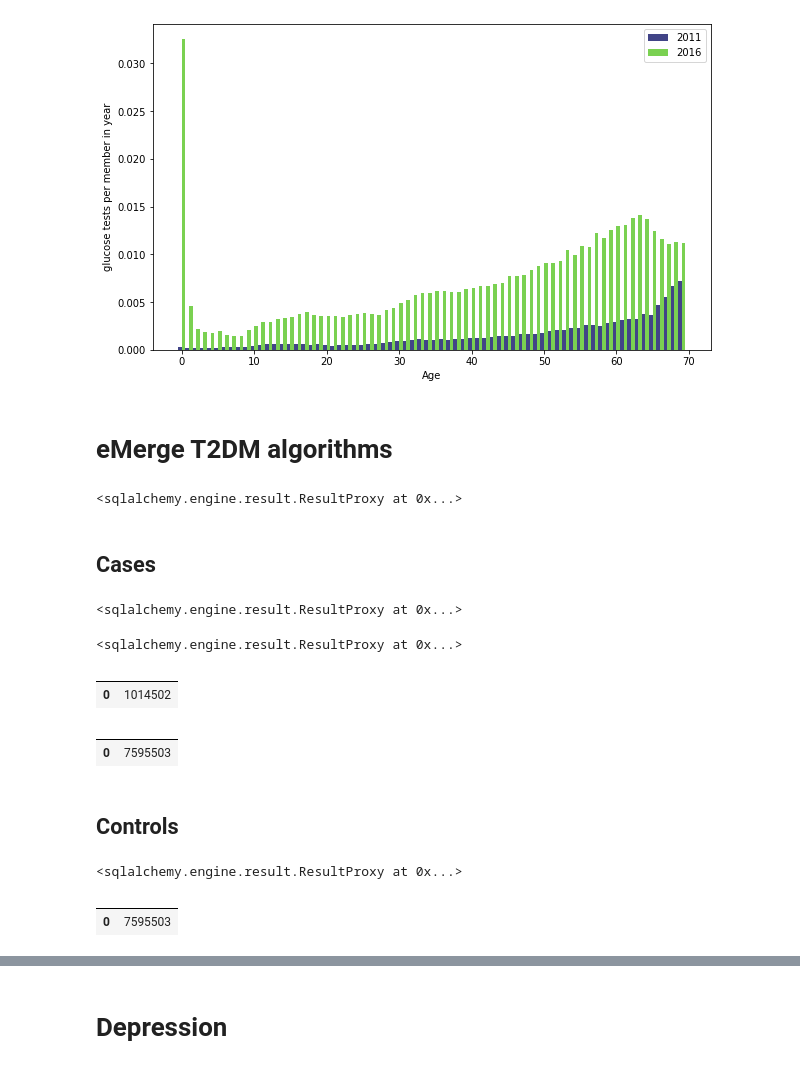
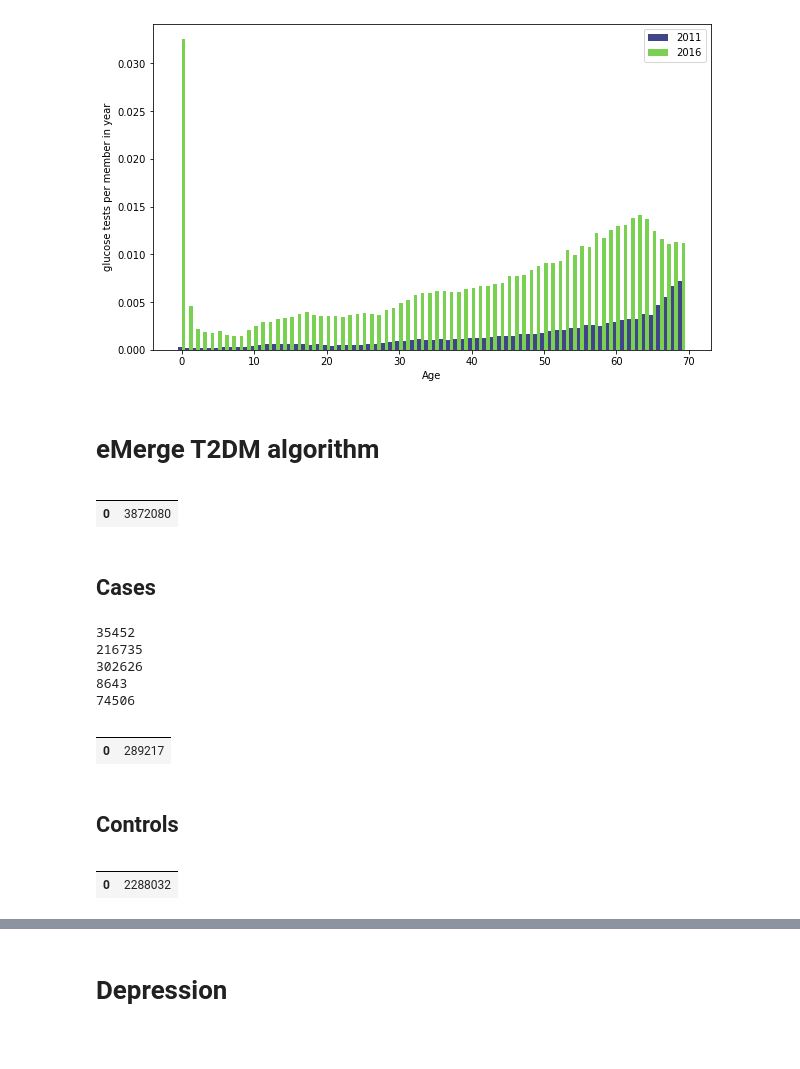
Before and after one commit to brettbj/association-robustness, a Jupyter notebook: Exploration.ipynb, the cells around one changed output, grey strips where cells are left out. Drawn from its saved outputs; the diff is of its cells as text; code cells hidden in the pictures; blank space fills up the shorter version.

```diff
--- a/Exploration.ipynb
+++ b/Exploration.ipynb
@@ -102,88 +110,100 @@ ax.legend(handles=[old_bars, new_bars], labels=[y_old, y_new])
 <matplotlib.legend.Legend at 0x...>
 [figure]
 # %% [markdown]
-# eMerge T2DM algorithms
+# eMerge T2DM algorithm
 # %%
 glucose_tests_loinc = ('1558-6', '2339-0', '2345-7')
 a1c_tests_loinc = ('4548-4', '17856-6', '4549-2', '17855-8')
 
 glucose_max = 110.
 a1c_max = 6.
 
 abnormal_labs_query = ("drop table if exists #abnormalLabs;"
                       " select *"
                       " into #abnormalLabs"
                       " from GlucoseLabs"
-                      " where (LoincCode in %s and maxValue > %f) or (LoincCode in %s and maxValue > %f)"
+                      " where (LoincCode in %s and TestResultValue > %f) or (LoincCode in %s and TestResultValue > %f)"
                        % (glucose_tests_loinc, glucose_max, a1c_tests_loinc, a1c_max))
 hy_cxn.execute(abnormal_labs_query)
+pd.read_sql('select count(*) from #abnormalLabs', hy_cxn)
 # %% [output]
-<sqlalchemy.engine.result.ResultProxy at 0x...>
+|  |  |
+| 0 | 3872080 |
 # %% [markdown]
 ## Cases
 # %%
-#TODO Remove t1dms at end
-
 # t2d dx + rx for both t1d and t2d + first treated for t2d
 gr1_query = ("drop table if exists #t2dCaseGroup1;"
             " select distinct t1.MemberNum"
             " into #t2dCaseGroup1"
             " from (select MemberNum from DxT2dm) as t1"
-            "      inner join (select MemberNum, min(FirstDispenseDate) as firstRxT1dm from RxT1Dm group by MemberNum) as t2"
+            "      inner join (select MemberNum, min(DispenseDate) as firstRxT1dm from RxT1Dm group by MemberNum) as t2"
             "        on t1.MemberNum=t2.MemberNum"
-            "      inner join (select MemberNum, min(FirstDispenseDate) as firstRxT2dm from RxT2Dm group by MemberNum) as t3"
+            "      inner join (select MemberNum, min(DispenseDate) as firstRxT2dm from RxT2Dm group by MemberNum) as t3"
             "        on t2.MemberNum=t3.MemberNum"
             " where firstRxT2dm < firstRxT1dm"
             )
+hy_cxn.execute(gr1_query)
+print(hy_cxn.execute('select count(*) from #t2dCaseGroup1').fetchone()[0])
 
 # t2d dx + rx for t2d but not t1d
 gr2_query = ("drop table if exists #t2dCaseGroup2;"
             " select distinct t1.MemberNum"
             " into #t2dCaseGroup2"
-            " from (select MemberNum from DxT2dm) as t1"
-            "      inner join (select MemberNum from RxT2Dm) as t2"
+            " from (select distinct MemberNum from DxT2dm) as t1"
+            "      inner join (select distinct MemberNum from RxT2Dm) as t2"
             "        on t1.MemberNum=t2.MemberNum;"
             " delete from #t2dCaseGroup2"
             " where MemberNum in (select MemberNum from RxT1Dm)"
             )
+hy_cxn.execute(gr2_query)
+print(hy_cxn.execute('select count(*) from #t2dCaseGroup2').fetchone()[0])
 
 # t2d dx + no rx + abnormal labs
 gr3_query = ("drop table if exists #t2dCaseGroup3;"
             " select distinct t1.MemberNum"
             " into #t2dCaseGroup3"
-            " from (select MemberNum from DxT2dm) as t1"
-            "      inner join (select MemberNum from #abnormalLabs) as t2"
+            " from (select distinct MemberNum from DxT2dm) as t1"
+            "      inner join (select distinct MemberNum from #abnormalLabs) as t2"
             "        on t1.MemberNum=t2.MemberNum;"
             " delete from #t2dCaseGroup3"
             " where MemberNum in (select MemberNum from RxT1Dm union select MemberNum from RxT2Dm)"
             )
+hy_cxn.execute(gr3_query)
+print(hy_cxn.execute('select count(*) from #t2dCaseGroup3').fetchone()[0])
 
 # No t2d dx + t2d rx + abnormal lab
 gr4_query = ("drop table if exists #t2dCaseGroup4;"
             " select distinct t1.MemberNum"
             " into #t2dCaseGroup4"
-            " from (select MemberNum from #abnormalLabs) as t1"
-            "      inner join (select MemberNum from RxT2Dm) as t2"
+            " from (select distinct MemberNum from #abnormalLabs) as t1"
+            "      inner join (select distinct MemberNum from RxT2Dm) as t2"
             "        on t1.MemberNum=t2.MemberNum;"
             " delete from #t2dCaseGroup4"
-            " where MemberNum in (select MemberNum from DxT2dm)"
+            " where MemberNum in (select distinct MemberNum from DxT2dm)"
             )
+hy_cxn.execute(gr4_query)
+print(hy_cxn.execute('select count(*) from #t2dCaseGroup4').fetchone()[0])
 
-# t2d dx + rx for t1d but not t2d + at least 2 dx for t2d
+# at least 2 separate t2d dx + rx for t1d but not t2d
 gr5_query = ("drop table if exists #t2dCaseGroup5;"
             " select distinct t1.MemberNum"
             " into #t2dCaseGroup5"
-            " from (select MemberNum, sum(numClaims) as totNumClaims from DxT2dm group by MemberNum) as t1"
-            "      inner join (select MemberNum from RxT1Dm) as t2"
+            " from (select distinct MemberNum, count(*) as totNumClaims from DxT2dm group by MemberNum) as t1"
+            "      inner join (select distinct MemberNum from RxT1Dm) as t2"
             "        on t1.MemberNum=t2.MemberNum"
             " where totNumClaims > 1"
             " delete from #t2dCaseGroup2"
             " where MemberNum in (select MemberNum from RxT2Dm)"
             )
-
-hy_cxn.execute(';'.join([gr1_query, gr2_query, gr3_query, gr4_query, gr5_query]))
+hy_cxn.execute(gr5_query)
+print(hy_cxn.execute('select count(*) from #t2dCaseGroup5').fetchone()[0])
 # %% [output]
-<sqlalchemy.engine.result.ResultProxy at 0x...>
+35452
+216735
+302626
+8643
+74506
 # %%
 case_query = ("drop table if exists t2dCaseEmerge;"
              " select distinct MemberNum"
@@ -193,18 +213,11 @@ case_query = ("drop table if exists t2dCaseEmerge;"
              " where MemberNum in (select MemberNum from DxT1dm)"
              )
 hy_cxn.execute(case_query)
+
+pd.read_sql('select count(*) from t2dCaseEmerge', hy_cxn)
 # %% [output]
-<sqlalchemy.engine.result.ResultProxy at 0x...>
+|  |  |
+| 0 | 289217 |
-# %%
-pd.read_sql('select count(*) from t2dCaseEmerge', hy_cxn)
-# %% [output]
-|  |  |
-| 0 | 1014502 |
-# %%
-pd.read_sql('select count(*) from t2dControlEmerge', hy_cxn)
-# %% [output]
-|  |  |
-| 0 | 7595503 |
 # %% [markdown]
 ## Controls
 # %%
@@ -224,10 +237,7 @@ neg_query = ("delete from t2dControlEmerge"
             "  union select distinct MemberNum from RxDm)")
 
 hy_cxn.execute(';'.join([pos_query, neg_query]))
+pd.read_sql('select count(*) from t2dControlEmerge', hy_cxn)
 # %% [output]
-<sqlalchemy.engine.result.ResultProxy at 0x...>
+|  |  |
+| 0 | 2288032 |
-# %%
-pd.read_sql('select count(*) from t2dControlEmerge', hy_cxn)
-# %% [output]
-|  |  |
-| 0 | 7595503 |
```
Also changed, not shown: parts of 33 cells of this notebook, 2 other files.
